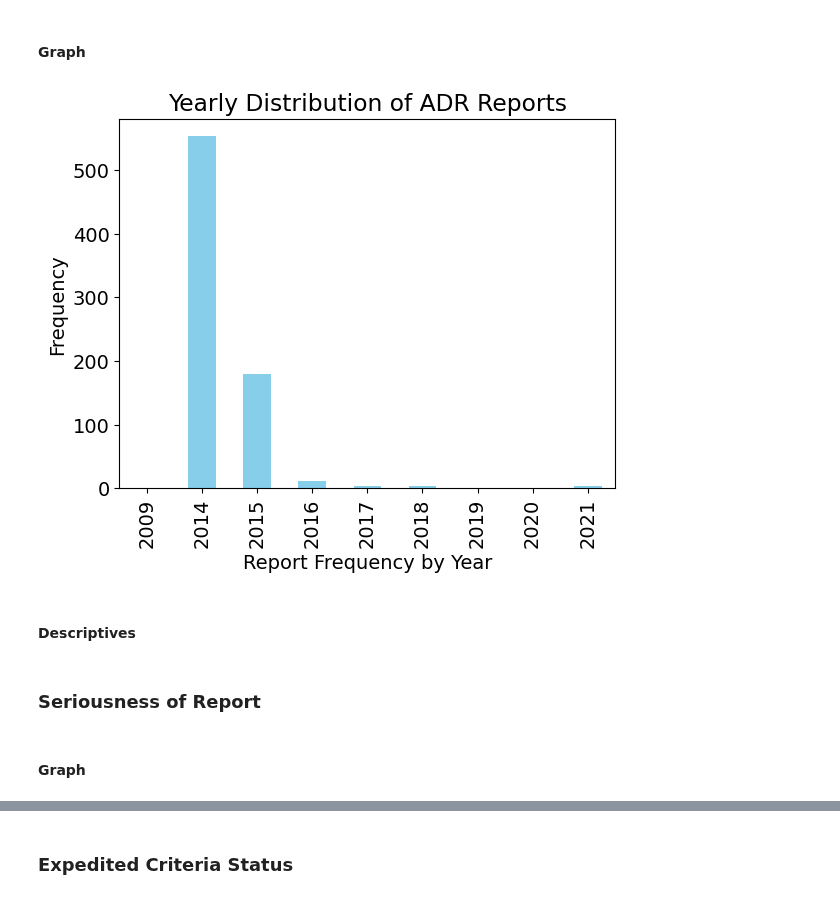
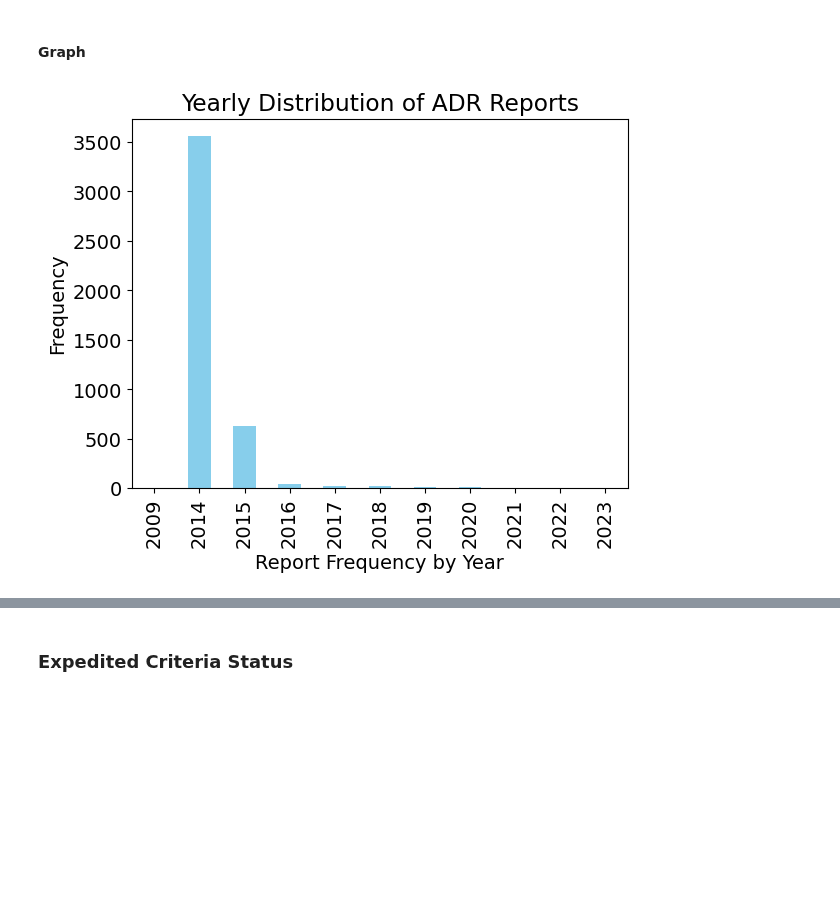
Before and after one commit to teamlunarlanding/Pharma-Drug-Surveillance, a Jupyter notebook: DataExploration.ipynb, the cells around one changed output, grey strips where cells are left out. Cells and saved outputs as stored; diff of their text form; code cells hidden in the pictures; blank space fills up the shorter version.

```diff
--- a/DataExploration.ipynb
+++ b/DataExploration.ipynb
@@ -334,23 +402,13 @@ event_year_descriptives = calculate_descriptives(events_year['year'])
 # %%
 # Text size
 plt.rcParams.update({'font.size': 14})
 
-# Update variable type
-events['event_graph'] = events['event_date'].astype("datetime64[ns]")
+# Distribution of Reports
+events['year'].value_counts().sort_index().plot(kind="bar", color="skyblue")
 
-# Distribution of Reports
-events['event_graph'].groupby([events["event_graph"].dt.year]).count().plot(kind="bar", color = "skyblue")
-#ticks = np.arange(1968, 2025, 1)  # Customize this range as needed
-#plt.xticks(ticks)
 plt.xlabel('Report Frequency by Year')
 plt.ylabel('Frequency')
 plt.title('Yearly Distribution of ADR Reports')
 plt.show()
 # %% [output]
-[figure, old version]
+[figure, new version]
-# %% [markdown]
-#### Descriptives
-# %% [markdown]
-### Seriousness of Report
-# %% [markdown]
-#### Graph
```
Also changed, not shown: parts of 68 cells of this notebook, 2 other files.
